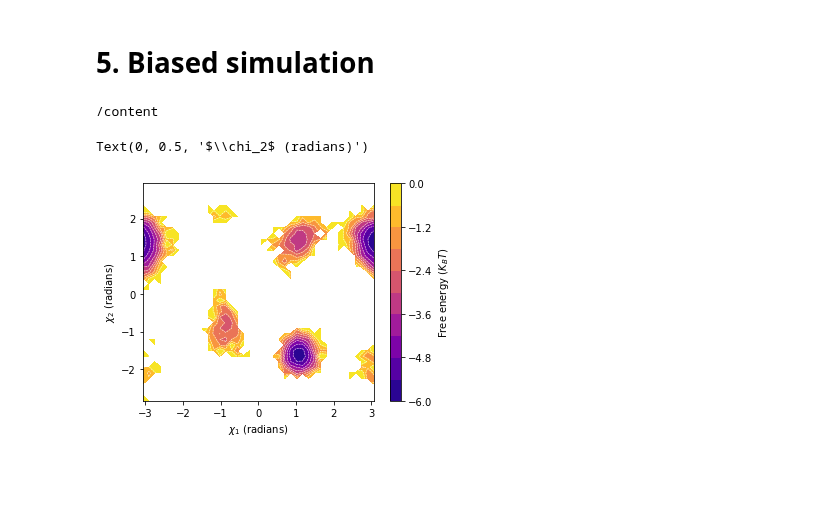
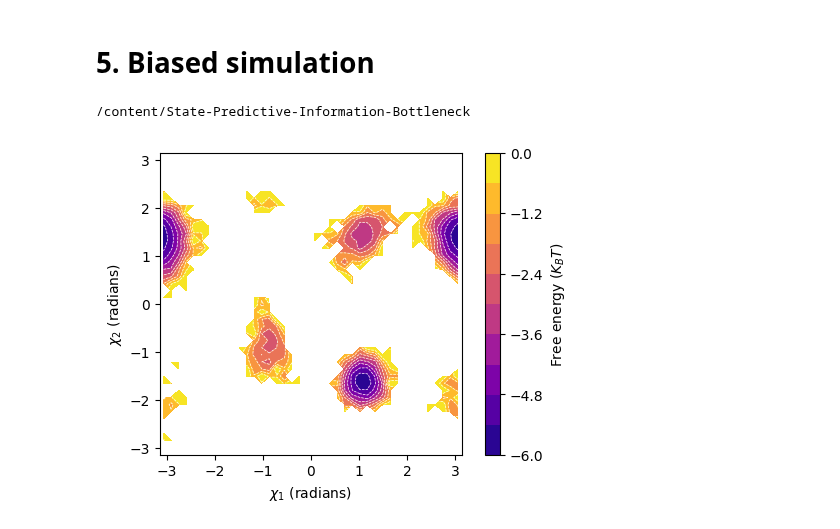
Before and after one commit to tiwarylab/alphafold2rave, a Jupyter notebook: fullrunthrough_CSP.ipynb, the cells around one changed output. Cells and saved outputs as stored; diff of their text form; code cells hidden in the pictures; blank space fills up the shorter version.

```diff
--- a/fullrunthrough_CSP.ipynb
+++ b/fullrunthrough_CSP.ipynb
@@ -526,18 +550,28 @@ gridmax1=lstacked[0].max()+60
 gridmin2=lstacked[1].min()-60
 gridmax2=lstacked[1].max()+60
 
+plt.rcParams['axes.prop_cycle'] = plt.cycler(color=plt.cm.Dark2.colors)
+
 for i in range(len(listindices)):
-  plt.plot(lspace[i].T[0],lspace[i].T[1],".")
-
+  plt.plot(lspace[i].T[0],lspace[i].T[1],".",markeredgecolor="white",markersize="7")
+plt.xlabel("$\sigma_1$")
+plt.ylabel("$\sigma_2$")
+ax=plt.gca()
+ax.set_aspect("equal");
+plt.gcf().set_dpi(100)
 plt.show()
 
+print("Above: scatter plot colored by trajectory index on the learnt SPIB coordinates with a lag of %i steps."%dt)
+
+print("Below: Linear SPIB weights obtained for two dimensional reaction coordinates.")
+
 plt.subplot(2,1,1)
-plt.plot(weights[0],'k')
-plt.ylabel("$\sigma_1$")
+plt.bar(np.arange(len(weights[1])),weights[0])
+plt.ylabel("$\sigma_1$ weights")
 plt.legend([f'dt={dt}'])
 plt.subplot(2,1,2)
-plt.plot(weights[1],'k')
-plt.ylabel("$\sigma_2$")
+plt.bar(np.arange(len(weights[1])),weights[1])
+plt.ylabel("$\sigma_2 weights$")
 plt.xlabel("Input OP")
 plt.gcf().set_dpi(100)
 plt.show()
@@ -577,7 +622,7 @@ if not light_version:
     print("You have not run prior unbiased simulations, copying them from github")
     os.system("unzip alphafold2rave/CSP_data/unbiased.zip -d .")
     num_samples=128
-    listindices=[1, 290, 635, 533]
+    listindices=[1, 533, 571]
     %cd /content/unbiased/1/
     %cp /content/alphafold2rave/CSP_data/plumed_biased.dat .
   else:
@@ -587,8 +632,8 @@ if not light_version:
     else:
       print("You have not run prior SPIB analysis, copying plumed file from github")
       %cp /content/alphafold2rave/CSP_data/plumed_biased.dat .
-  #@markdown Check the below box to run on GPU
-  on_gpu=True #@param {type:"boolean"}
+
+  on_gpu=True
   #@markdown MD parameters
 
   #@markdown Integration Timestep (ps)
@@ -612,30 +657,32 @@ if not light_version:
   t2 = time.perf_counter()
   print(f'time taken to run:{(t2-t1)/60:.2f} mins')
 # %% [output]
-/content
+/content/State-Predictive-Information-Bottleneck
 # %%
 #@title 5.2 Sampling in `\chi1` and `\chi2` space
 
 if os.path.isfile("/content/unbiased/1/COLVAR_biased.dat"):
   plumedfile=np.genfromtxt("COLVAR_biased.dat",skip_footer=1)[:,1:]
   CVs_metad=plumedfile[:,:250]
   w=np.exp(plumedfile[:,-1])
 else:
   CVs_metad,rbias=np.load("/content/alphafold2rave/CSP_data/biased.npy",allow_pickle=True)
   w=np.exp(rbias)
 
 t_af2=rave.getTrp8(CVs_metad)
 np.seterr(divide = 'ignore')   # ignore divide by zero error
 H,xlims,ylims=np.histogram2d(t_af2[0],t_af2[1],bins=40)
 xlims=(xlims[1:]+xlims[:-1])/2
 ylims=(ylims[1:]+ylims[:-1])/2
-plt.contourf(xlims,ylims,-np.log(H).T,"-w",levels=10,cmap="plasma")
-cbar=plt.colorbar()
-cbar.set_label("Free energy $(K_BT)$")
-plt.contour(xlims,ylims,-np.log(H).T,colors="white",levels=10,linewidths=0.5)
-plt.gca().set_aspect('equal')
-plt.xlabel("$\chi_1$ (radians)")
-plt.ylabel("$\chi_2$ (radians)")
+plt.contourf(xlims,ylims,-np.log(H).T,"-w",levels=10,cmap="plasma");
+cbar=plt.colorbar();
+plt.xlim([-np.pi,np.pi]);
+plt.ylim([-np.pi,np.pi]);
+cbar.set_label("Free energy $(K_BT)$");
+plt.contour(xlims,ylims,-np.log(H).T,colors="white",levels=10,linewidths=0.5);
+plt.gca().set_aspect('equal');
+plt.xlabel("$\chi_1$ (radians)");
+plt.ylabel("$\chi_2$ (radians)");
+plt.gcf().set_dpi(100)
 # %% [output]
-Text(0, 0.5, '$\\chi_2$ (radians)')
-[figure, old version]
+[figure, new version]
```
Also changed, not shown: parts of 13 cells of this notebook.
